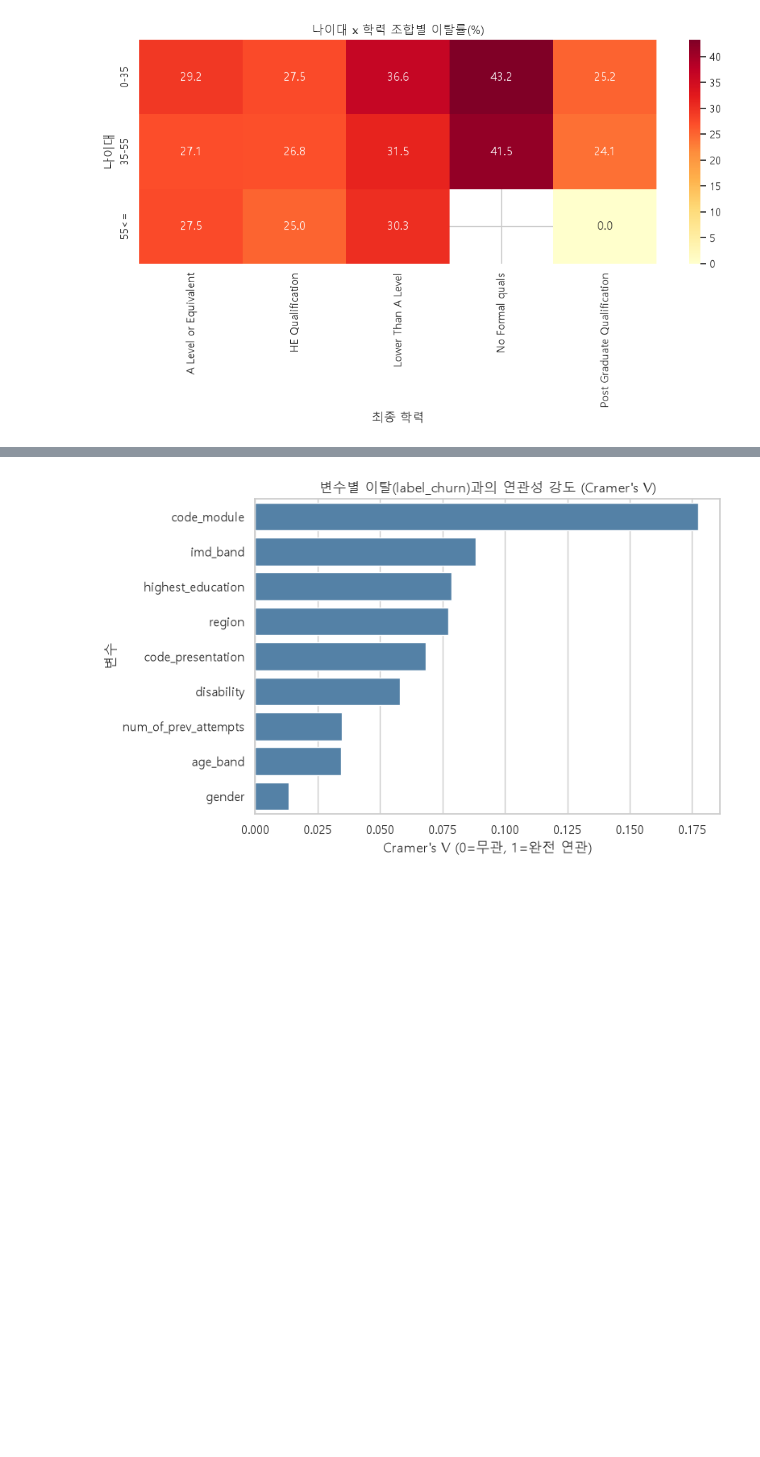
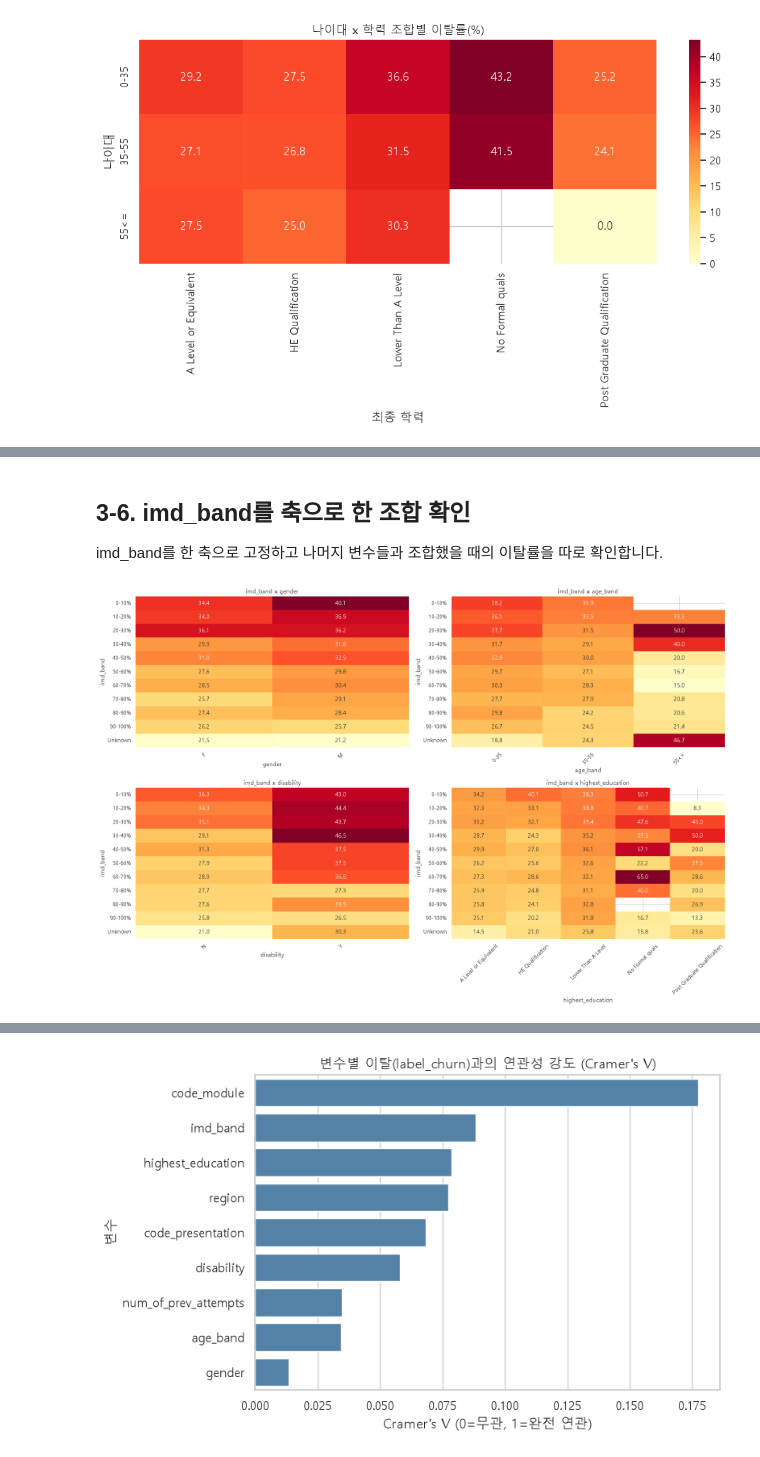
Before and after one commit to KimInSeok-DA/Team_Project_DA, a Jupyter notebook: Notebooks/01_EDA_Student_info.ipynb, the cells around one changed output, grey strips where cells are left out. Saved outputs shown, nothing was run; the diff lists cells and outputs as text; code cells hidden in the pictures; blank space fills up the shorter version.

```diff
--- a/Notebooks/01_Student_info_EDA.ipynb
+++ b/Notebooks/01_EDA_Student_info.ipynb
@@ -347 +379,25 @@ plt.show()
+# %% [markdown]
+## 3-6. imd_band를 축으로 한 조합 확인
+
+imd_band를 한 축으로 고정하고 나머지 변수들과 조합했을 때의 이탈률을 따로 확인합니다.
+# %%
+pairs_imd = [("imd_band", v) for v in small_vars]
+
+fig, axes = plt.subplots(2, 2, figsize=(18, 12))
+axes = axes.flatten()
+
+for i, (a, b) in enumerate(pairs_imd):
+    ct = pd.crosstab(info[a], info[b], info["label_churn"],
+                      aggfunc=lambda x: (x == "이탈").mean() * 100)
+    sns.heatmap(ct, annot=True, fmt=".1f", cmap="YlOrRd", ax=axes[i], cbar=False)
+    axes[i].set_title(f"{a} x {b}")
+    axes[i].tick_params(axis="x", rotation=45)
+
+plt.tight_layout()
+plt.show()
+
+# [해석 포인트] imd_band 축에서 특정 구간(예: 최빈곤층)이 다른 변수와 겹칠 때
+# 이탈률이 유독 튀는 셀이 있는지 확인하면, 우선 지원해야 할 세부 타겟 그룹을 좁힐 수 있습니다.
+# %% [output]
+[figure, added]
 # %% [markdown]
```
Also changed, not shown: parts of 8 cells of this notebook.
